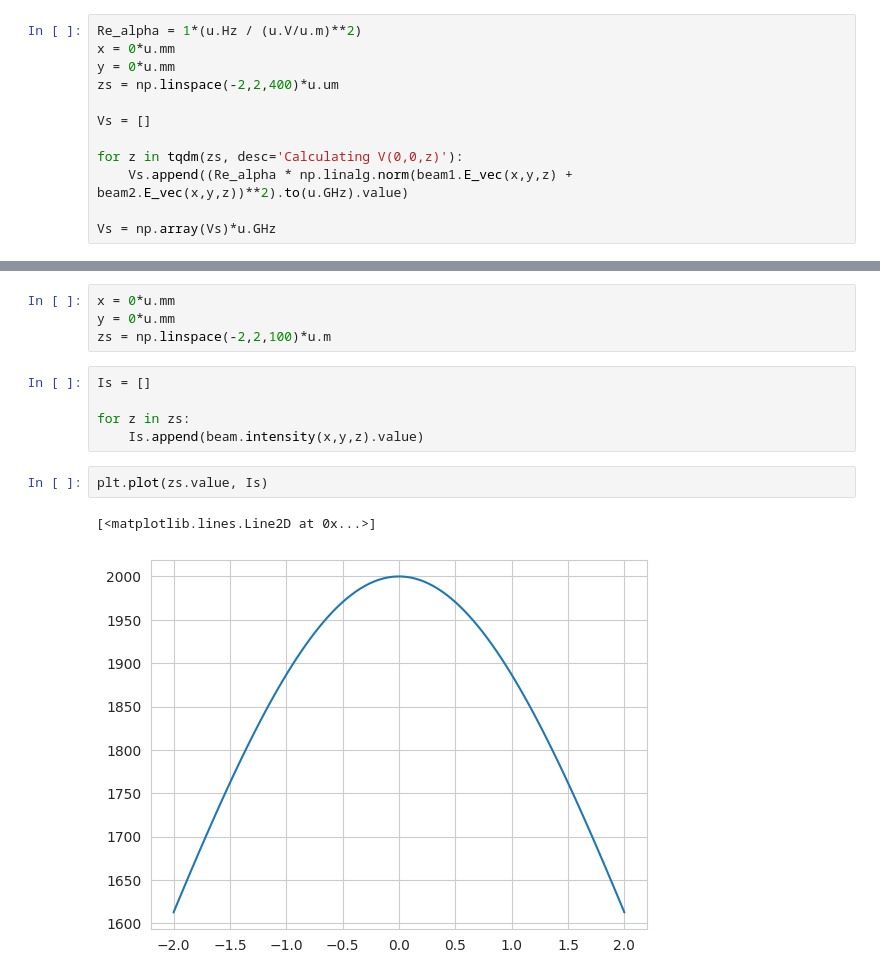
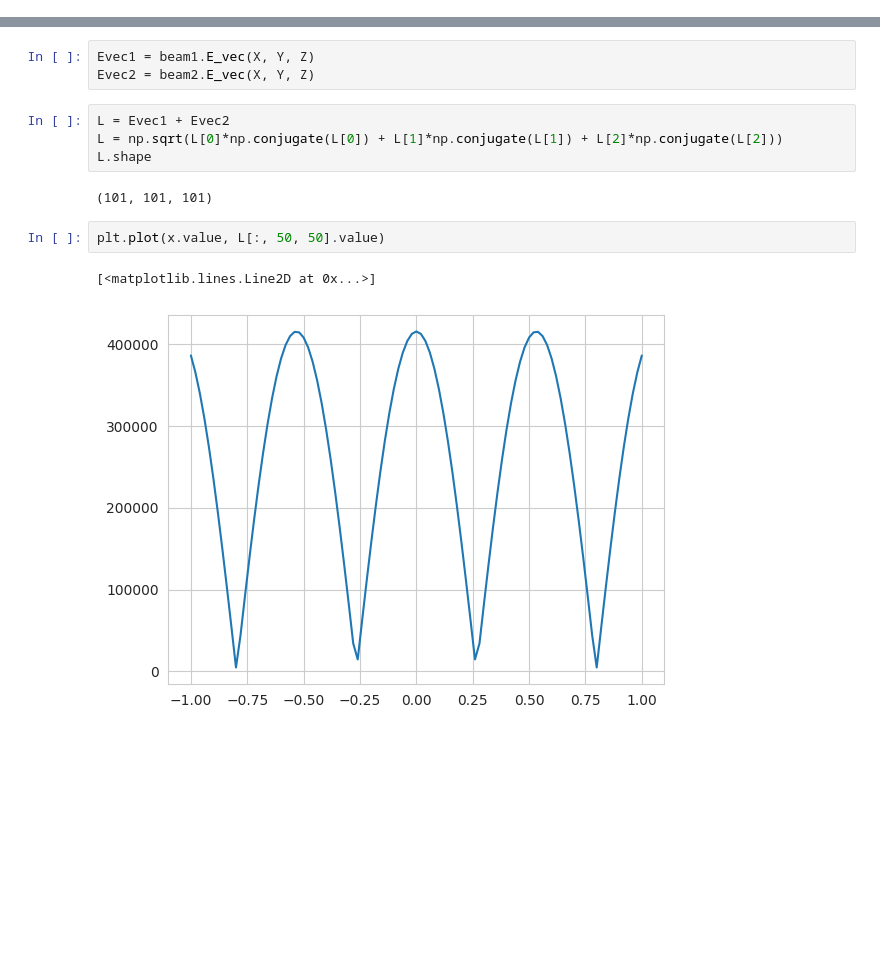
Before and after one commit to lightmat/lightmat, a Jupyter notebook: test_light.ipynb, the cells around one changed output, grey strips where cells are left out. Cells and saved outputs as stored; diff of their text form; blank space fills up the shorter version.

```diff
--- a/test_light.ipynb
+++ b/test_light.ipynb
@@ -72,12 +37,0 @@ TypeError: GaussianBeam.__init__() got an unexpected keyword argument 'pol'
-# %%
-Re_alpha = 1*(u.Hz / (u.V/u.m)**2)
-x = 0*u.mm
-y = 0*u.mm
-zs = np.linspace(-2,2,400)*u.um
-
-Vs = []
-
-for z in tqdm(zs, desc='Calculating V(0,0,z)'):
-    Vs.append((Re_alpha * np.linalg.norm(beam1.E_vec(x,y,z) + beam2.E_vec(x,y,z))**2).to(u.GHz).value)
-
-Vs = np.array(Vs)*u.GHz
@@ -101,14 +38,14 @@ beam = GaussianBeam(
-# %%
-x = 0*u.mm
-y = 0*u.mm
-zs = np.linspace(-2,2,100)*u.m
-# %%
-Is = []
-
-for z in zs:
-    Is.append(beam.intensity(x,y,z).value)
+# %%
+Evec1 = beam1.E_vec(X, Y, Z)
+Evec2 = beam2.E_vec(X, Y, Z)
+# %%
+L = Evec1 + Evec2
+L = np.sqrt(L[0]*np.conjugate(L[0]) + L[1]*np.conjugate(L[1]) + L[2]*np.conjugate(L[2]))
+L.shape
+# %% [output]
+(101, 101, 101)
 # %%
-plt.plot(zs.value, Is)
+plt.plot(x.value, L[:, 50, 50].value)
 # %% [output]
 [<matplotlib.lines.Line2D at 0x...>]
-[figure, old version]
+[figure, new version]
```
Also changed, not shown: parts of 12 cells of this notebook, 1 other file.
